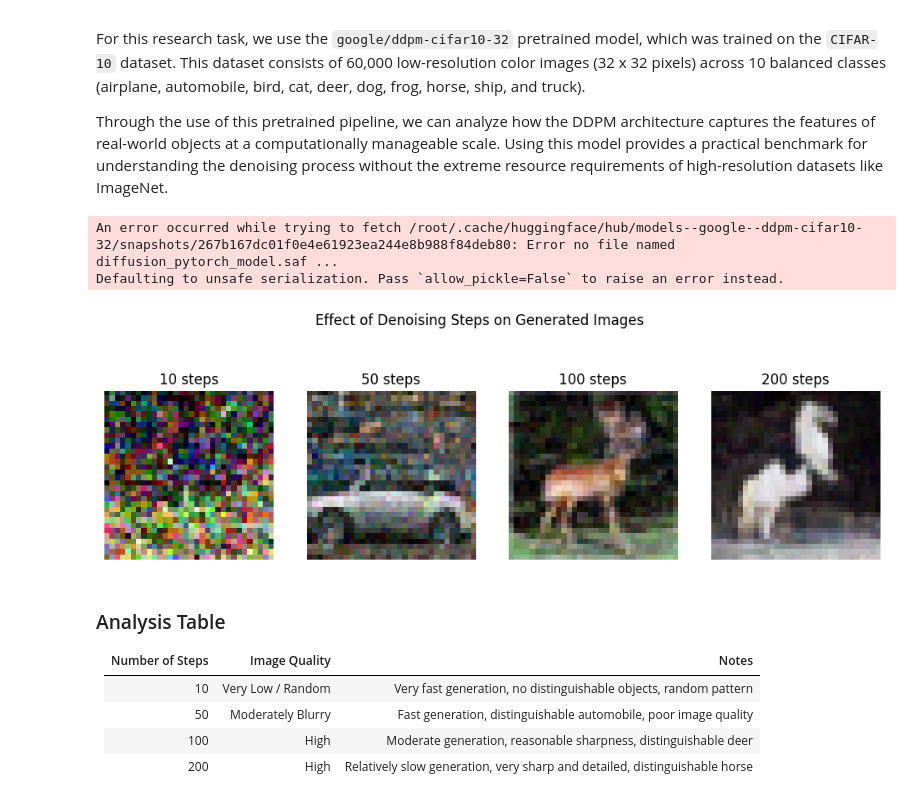
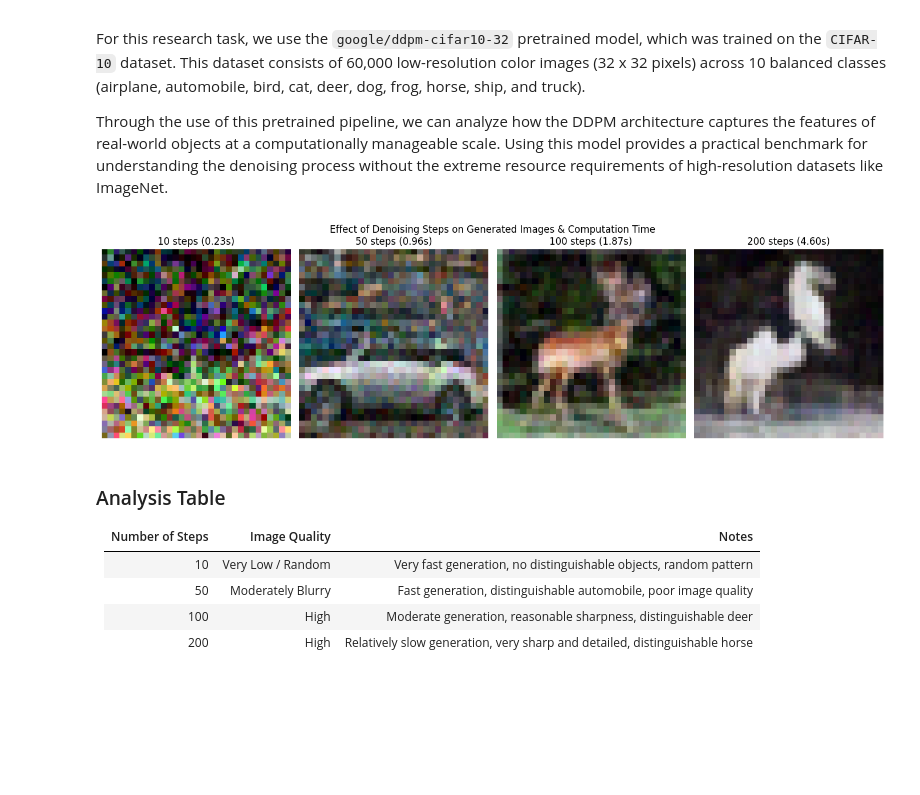
Before and after one commit to iking919/Projects-in-AI-and-ML, a Jupyter notebook: HW6_Task2.ipynb, the cells around one changed output. Drawn from its saved outputs; the diff is of its cells as text; code cells hidden in the pictures; blank space fills up the shorter version.

Commit message:
updated times

```diff
--- a/HW6_Task2.ipynb
+++ b/HW6_Task2.ipynb
@@ -58,38 +58,47 @@
 
 Through the use of this pretrained pipeline, we can analyze how the DDPM architecture captures the features of real-world objects at a computationally manageable scale. Using this model provides a practical benchmark for understanding the denoising process without the extreme resource requirements of high-resolution datasets like ImageNet.
 # %%
+import warnings
+warnings.filterwarnings('ignore')
+
 from diffusers import DDPMPipeline
 import torch
 import matplotlib.pyplot as plt
+import time
 
 # Load pretrained DDPM model (CIFAR-10 small model)
-pipe = DDPMPipeline.from_pretrained("google/ddpm-cifar10-32")
+pipe = DDPMPipeline.from_pretrained("google/ddpm-cifar10-32", use_safetensors=False)
 pipe.to("cuda")
 
 # Define number of denoising steps to compare
 steps_list = [10, 50, 100, 200]
 generated_images = []
+generation_times = []
 
 # Generate one image per step count
 seed = 777  # one seed per number of steps
 for steps in steps_list:
     generator = torch.Generator("cuda").manual_seed(seed)
+
+    start_time = time.time()
     image = pipe(num_inference_steps=steps, generator=generator).images[0]
+    end_time = time.time()
+
     generated_images.append(image)
+    generation_times.append(end_time - start_time)
 
 # Plot results
-fig, axes = plt.subplots(1, 4, figsize=(12,4))
-for ax, img, steps in zip(axes, generated_images, steps_list):
+fig, axes = plt.subplots(1, 4, figsize=(14,4))
+for ax, img, steps, gen_time in zip(axes, generated_images, steps_list, generation_times):
     ax.imshow(img)
-    ax.set_title(f"{steps} steps")
+    ax.set_title(f"{steps} steps ({gen_time:.2f}s)")
     ax.axis("off")
 
-plt.suptitle("Effect of Denoising Steps on Generated Images")
+plt.suptitle("Effect of Denoising Steps on Generated Images & Computation Time")
+plt.tight_layout()
 plt.show()
 # %% [output]
-An error occurred while trying to fetch /root/.cache/huggingface/hub/models--google--ddpm-cifar10-32/snapshots/267b167dc01f0e4e61923ea244e8b988f84deb80: Error no file named diffusion_pytorch_model.saf ...
-Defaulting to unsafe serialization. Pass `allow_pickle=False` to raise an error instead.
-[figure, old version]
+[figure, new version]
 # %% [markdown]
 ### Analysis Table
 
```
